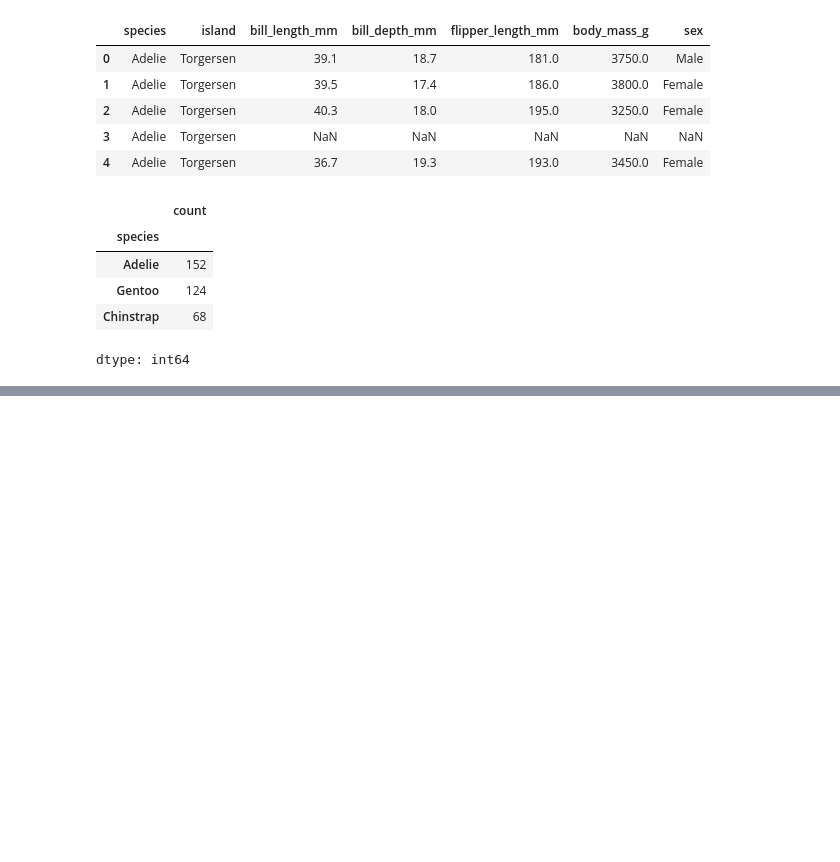
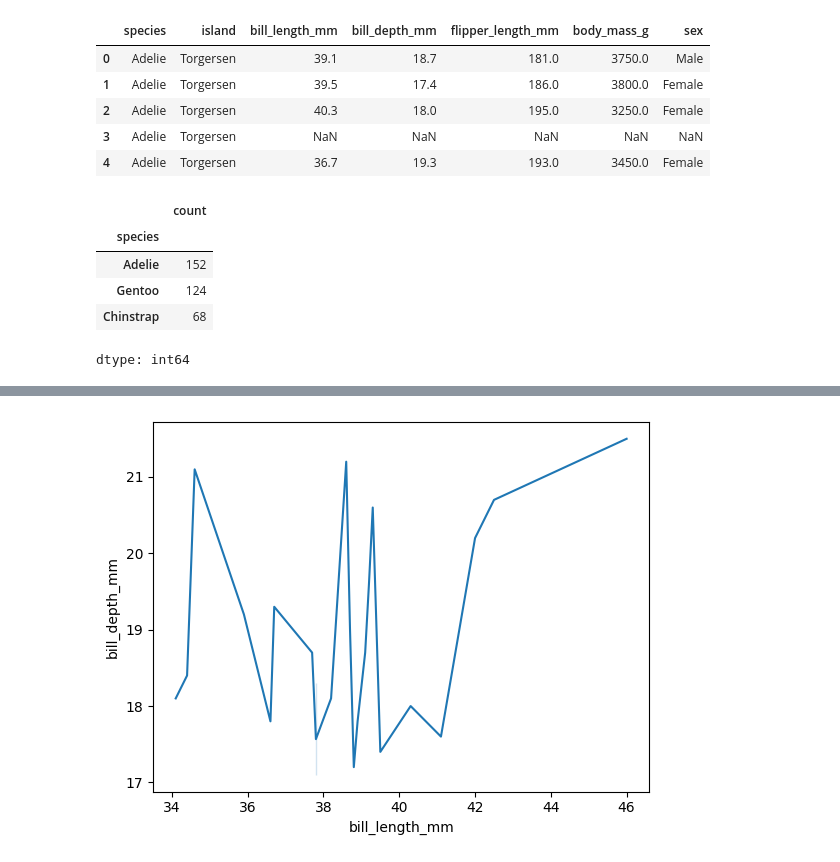
Before and after one commit to anjali801/Data-science-45-internship, a Jupyter notebook: Day21.ipynb, the cells around one changed output, grey strips where cells are left out. Cells and saved outputs as stored; diff of their text form; code cells hidden in the pictures; blank space fills up the shorter version.

```diff
--- a/Day21.ipynb
+++ b/Day21.ipynb
@@ -51,0 +81,3 @@ dtype: int64
+# %%
+p_1 = sns.load_dataset('penguins').head(25)
+p_1
@@ -51,0 +102,5 @@ dtype: int64
+# %%
+sns.lineplot(x="bill_length_mm",y="bill_depth_mm",data=p_1)
+plt.show()
+# %% [output]
+[figure, added]
```
Also changed, not shown: parts of 22 cells of this notebook.
